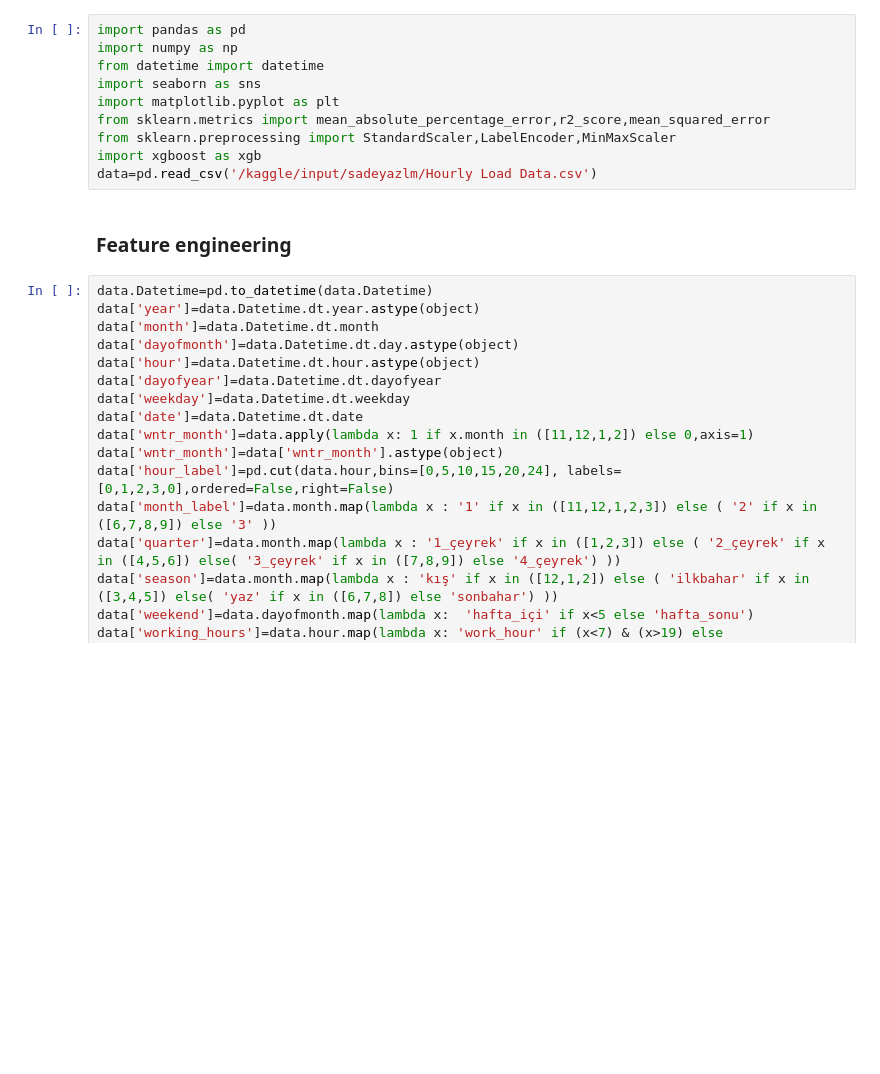
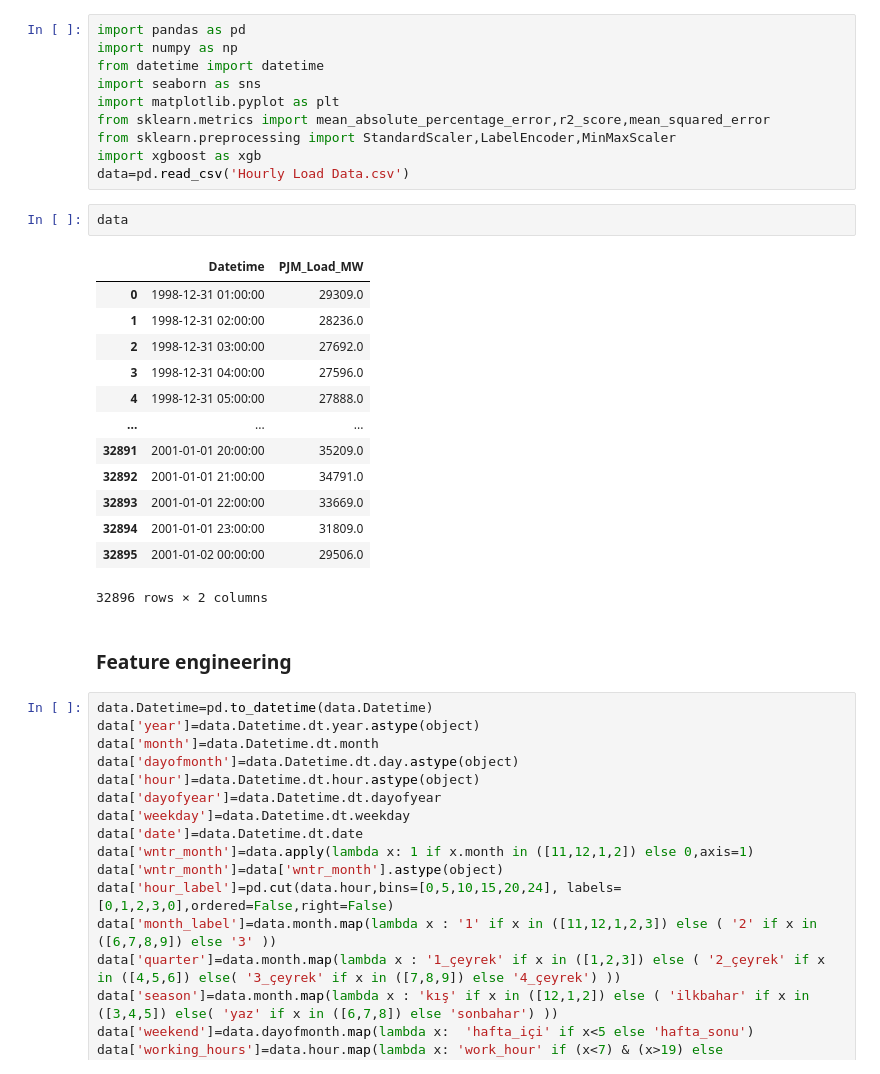
Before and after one commit to arukemre/Xgboost-ile-Enerji-tuketimi-Time-Series-Analizi, a Jupyter notebook: model.ipynb, the cells around one changed output. Drawn from its saved outputs; the diff is of its cells as text; blank space fills up the shorter version.

```diff
--- a/model.ipynb
+++ b/model.ipynb
@@ -46,7 +52,23 @@ import matplotlib.pyplot as plt
 from sklearn.metrics import mean_absolute_percentage_error,r2_score,mean_squared_error
 from sklearn.preprocessing import StandardScaler,LabelEncoder,MinMaxScaler
 import xgboost as xgb
-data=pd.read_csv('/kaggle/input/sadeyazlm/Hourly Load Data.csv')
+data=pd.read_csv('Hourly Load Data.csv')
+# %%
+data
+# %% [output]
+|  | Datetime | PJM_Load_MW |
+| 0 | 1998-12-31 01:00:00 | 29309.0 |
+| 1 | 1998-12-31 02:00:00 | 28236.0 |
+| 2 | 1998-12-31 03:00:00 | 27692.0 |
+| 3 | 1998-12-31 04:00:00 | 27596.0 |
+| 4 | 1998-12-31 05:00:00 | 27888.0 |
+| ... | ... | ... |
+| 32891 | 2001-01-01 20:00:00 | 35209.0 |
+| 32892 | 2001-01-01 21:00:00 | 34791.0 |
+| 32893 | 2001-01-01 22:00:00 | 33669.0 |
+| 32894 | 2001-01-01 23:00:00 | 31809.0 |
+| 32895 | 2001-01-02 00:00:00 | 29506.0 |
+32896 rows × 2 columns
 # %% [markdown]
 ### Feature engineering
 # %%
```
Also changed, not shown: parts of 5 cells of this notebook, 1 other file.
